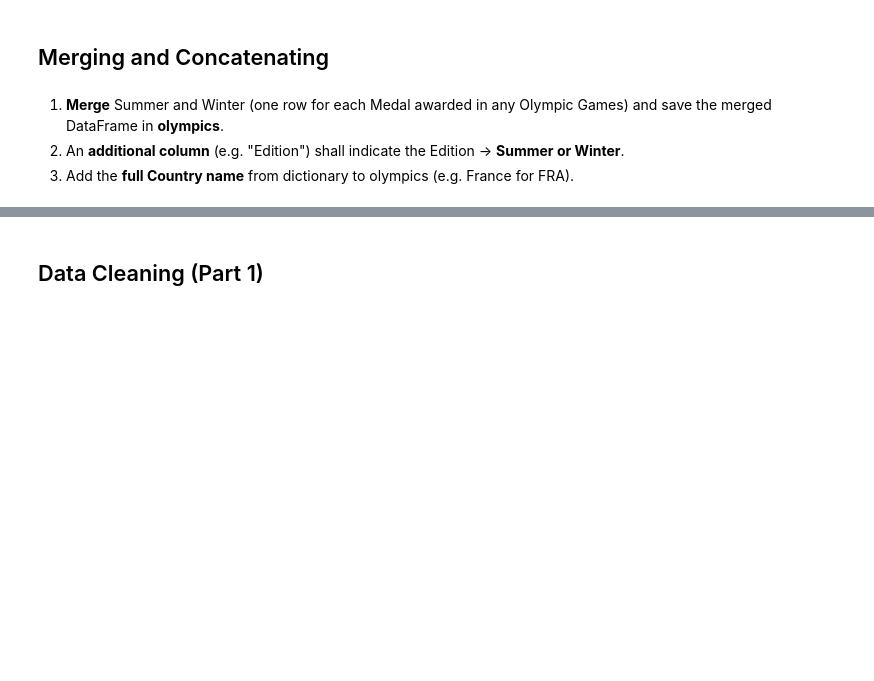
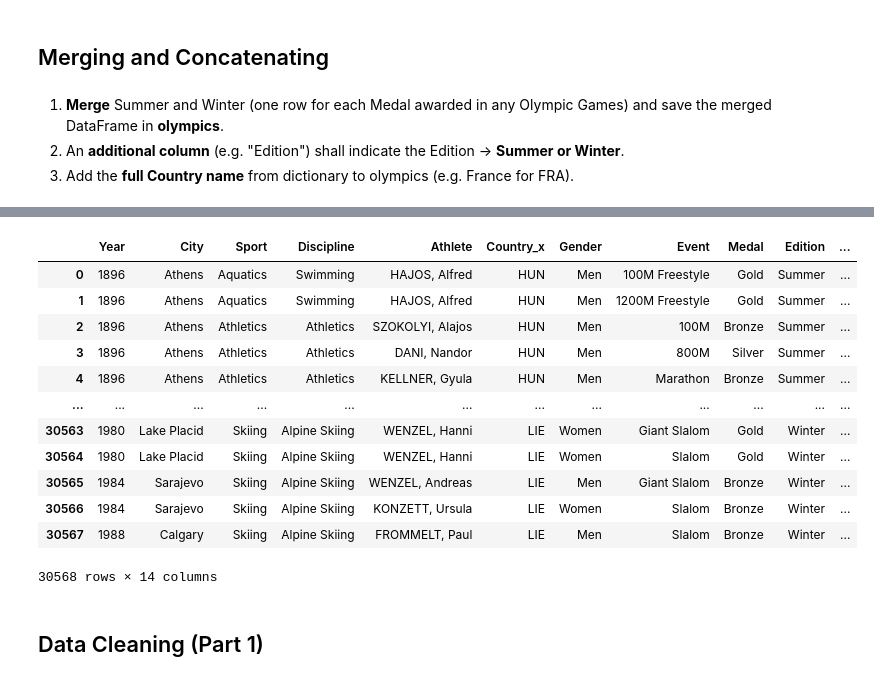
Before and after one commit to hamednasr/Explanatory-Data-Analysis, a Jupyter notebook: Explanatory_DataAnalysis_Challenge.ipynb, the cells around one changed output, grey strips where cells are left out. Cells and saved outputs as stored; diff of their text form; code cells hidden in the pictures; blank space fills up the shorter version.

Commit message:
merge and concat

```diff
--- a/Explanatory_DataAnalysis_Challenge.ipynb
+++ b/Explanatory_DataAnalysis_Challenge.ipynb
@@ -42,3 +127,8 @@ dictionary.head()
 1. __Merge__ Summer and Winter (one row for each Medal awarded in any Olympic Games) and save the merged DataFrame in __olympics__.
 2. An __additional column__ (e.g. "Edition") shall indicate the Edition -> __Summer or Winter__.
 3. Add the __full Country name__ from dictionary to olympics (e.g. France for FRA).
+# %%
+summer['Edition'] = 'Summer'
+winter['Edition'] = 'Winter'
+olympics = pd.concat([summer,winter],ignore_index=True)
+olympics
@@ -45,3 +149,19 @@ dictionary.head()
+# %%
+pd.merge(olympics ,dictionary, left_on= 'Country', right_on= 'Code' )
+# %% [output]
+|  | Year | City | Sport | Discipline | Athlete | Country_x | Gender | Event | Medal | Edition | ... |
+| 0 | 1896 | Athens | Aquatics | Swimming | HAJOS, Alfred | HUN | Men | 100M Freestyle | Gold | Summer | ... |
+| 1 | 1896 | Athens | Aquatics | Swimming | HAJOS, Alfred | HUN | Men | 1200M Freestyle | Gold | Summer | ... |
+| 2 | 1896 | Athens | Athletics | Athletics | SZOKOLYI, Alajos | HUN | Men | 100M | Bronze | Summer | ... |
+| 3 | 1896 | Athens | Athletics | Athletics | DANI, Nandor | HUN | Men | 800M | Silver | Summer | ... |
+| 4 | 1896 | Athens | Athletics | Athletics | KELLNER, Gyula | HUN | Men | Marathon | Bronze | Summer | ... |
+| ... | ... | ... | ... | ... | ... | ... | ... | ... | ... | ... | ... |
+| 30563 | 1980 | Lake Placid | Skiing | Alpine Skiing | WENZEL, Hanni | LIE | Women | Giant Slalom | Gold | Winter | ... |
+| 30564 | 1980 | Lake Placid | Skiing | Alpine Skiing | WENZEL, Hanni | LIE | Women | Slalom | Gold | Winter | ... |
+| 30565 | 1984 | Sarajevo | Skiing | Alpine Skiing | WENZEL, Andreas | LIE | Men | Giant Slalom | Bronze | Winter | ... |
+| 30566 | 1984 | Sarajevo | Skiing | Alpine Skiing | KONZETT, Ursula | LIE | Women | Slalom | Bronze | Winter | ... |
+| 30567 | 1988 | Calgary | Skiing | Alpine Skiing | FROMMELT, Paul | LIE | Men | Slalom | Bronze | Winter | ... |
+30568 rows × 14 columns
 # %% [markdown]
 ## Data Cleaning (Part 1)
 # %% [markdown]
```
Also changed, not shown: parts of 8 cells of this notebook.
